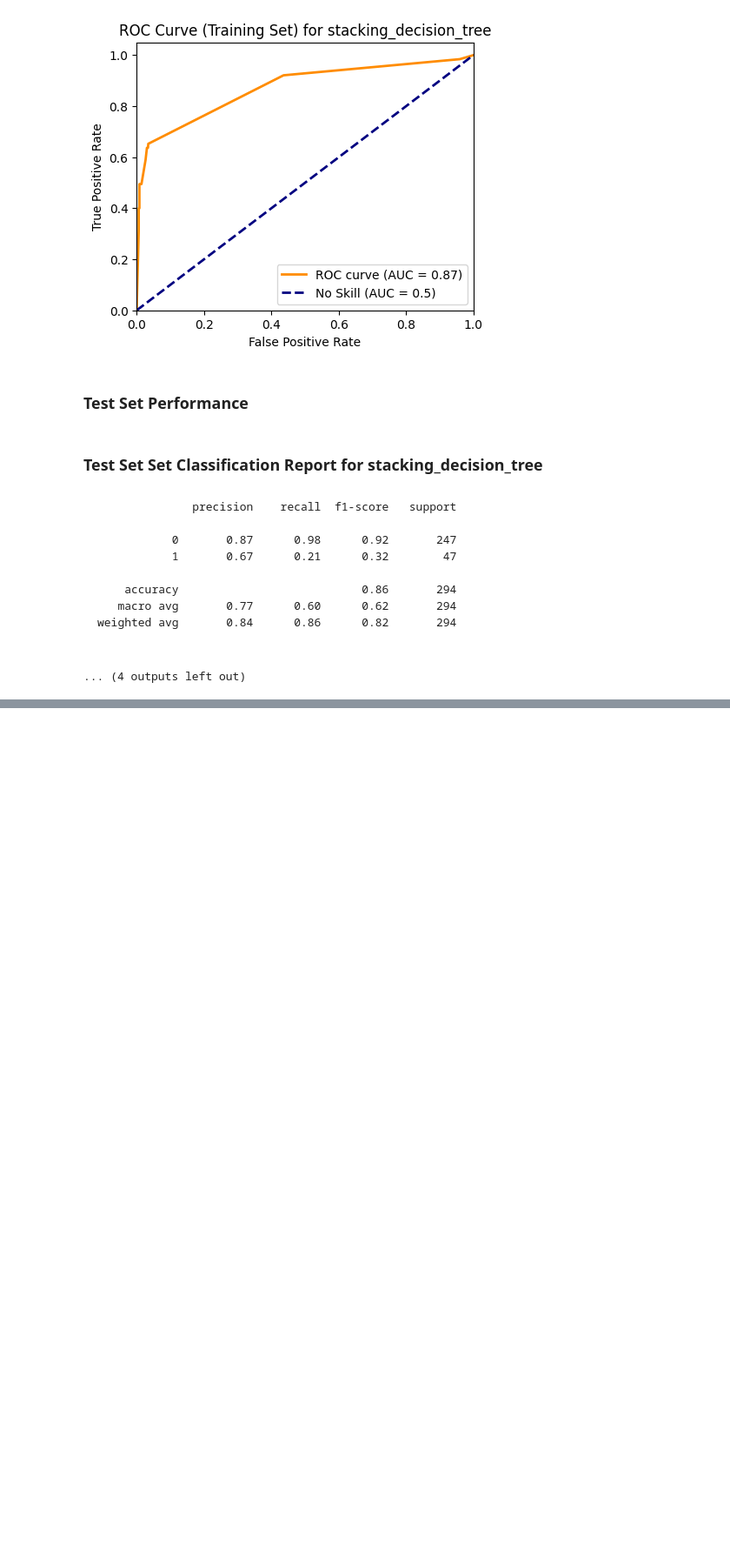
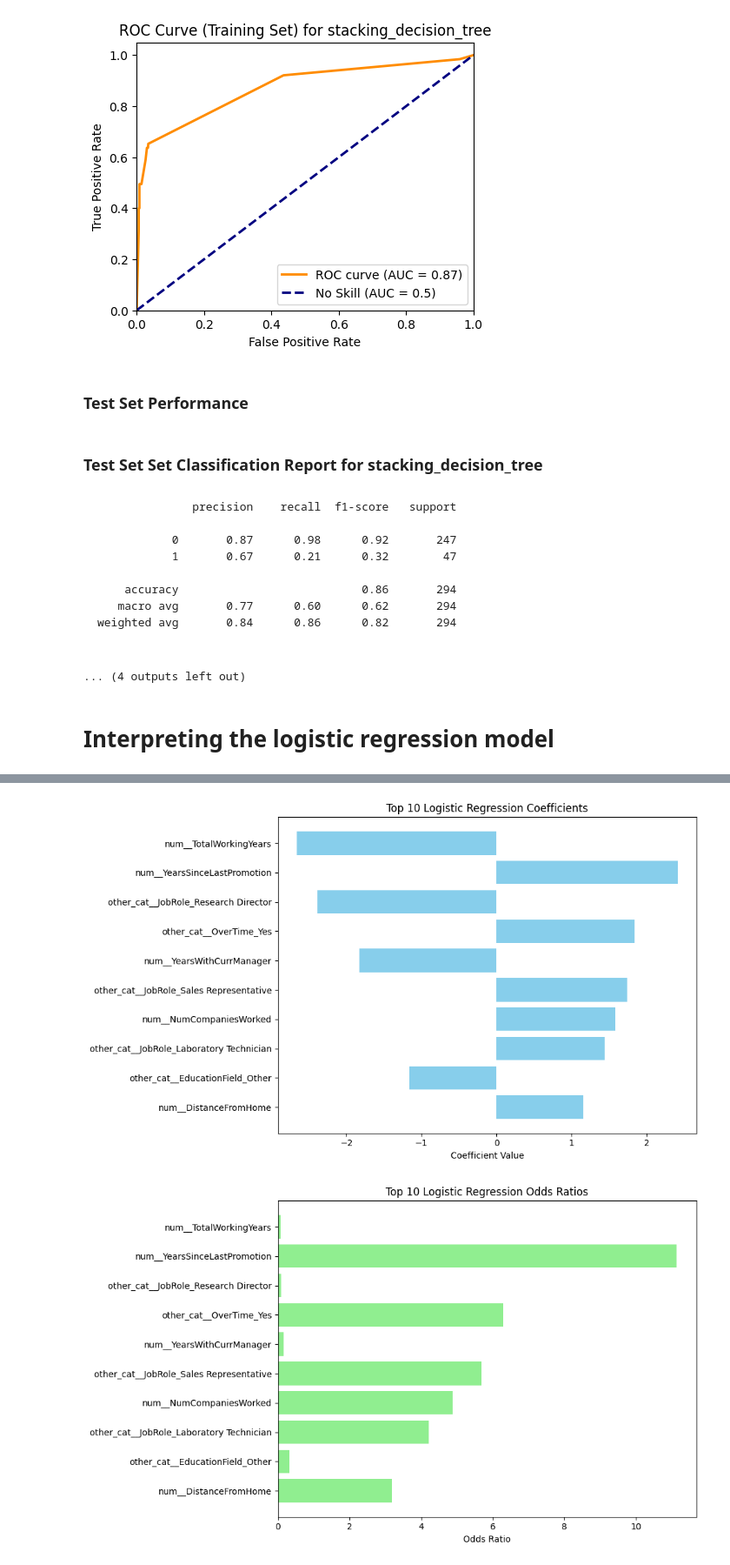
Before and after one commit to McGill-MMA-EnterpriseAnalytics/Employee-Attrition, a Jupyter notebook: PredictiveModeling/model_results.ipynb, the cells around one changed output, grey strips where cells are left out. Shown at 87% size. Cells and saved outputs as stored; diff of their text form; code cells hidden in the pictures; blank space fills up the shorter version.

````diff
--- a/model_results.ipynb
+++ b/PredictiveModeling/model_results.ipynb
@@ -466,3 +482,76 @@ weighted avg       0.84      0.86      0.82       294
 
 ```
 ... (4 outputs left out)
+# %% [markdown]
+# Interpreting the logistic regression model
+# %%
+import joblib
+import numpy as np
+import matplotlib.pyplot as plt
+import pandas as pd
+
+# Load the saved model from disk (adjust the path as needed)
+model_file = "models/LogisticRegression_tuned_model.joblib"
+lr_pipeline = joblib.load(model_file)
+
+# Extract the classifier from the pipeline.
+classifier = lr_pipeline.named_steps['classifier']
+
+# Print the intercept and coefficients.
+print("Intercept:", classifier.intercept_)
+print("Coefficients:", classifier.coef_)
+
+# Extract the preprocessor and feature selector from the pipeline.
+preprocessor = lr_pipeline.named_steps['preprocessor']
+feature_selector = lr_pipeline.named_steps['feat_sel']  # Replace 'feat_sel' with your actual feature selection step name if different.
+print(preprocessor.get_feature_names_out())
+
+# Get the feature names after preprocessing.
+try:
+    # Get feature names from the preprocessor.
+    preprocessed_feature_names = preprocessor.get_feature_names_out()
+except AttributeError:
+    # If not available, create dummy feature names based on the number of features.
+    # Note: Replace X_train with your actual training data if available.
+    n_features = preprocessor.transform(X_train).shape[1]
+    preprocessed_feature_names = [f"feature_{i}" for i in range(n_features)]
+
+# Get the selected feature names from the feature selector.
+selected_feature_indices = feature_selector.get_support(indices=True)  # Get indices of selected features.
+selected_feature_names = preprocessed_feature_names[selected_feature_indices]  # Filter feature names.
+
+# Calculate odds ratios from the coefficients.
+odds_ratios = np.exp(classifier.coef_)
+
+# Create a DataFrame to display coefficients and odds ratios.
+coef_df = pd.DataFrame({
+    "Feature": selected_feature_names,
+    "Coefficient": classifier.coef_.ravel(),
+    "Odds Ratio": odds_ratios.ravel()
+})
+
+# Sort the DataFrame by the absolute value of the coefficients in descending order and select the top 10.
+top_coef_df = coef_df.reindex(coef_df['Coefficient'].abs().sort_values(ascending=False).index).head(10)
+
+print(top_coef_df)
+
+# Plot a horizontal bar chart for the top 10 coefficients.
+plt.figure(figsize=(10, 6))
+plt.barh(top_coef_df["Feature"], top_coef_df["Coefficient"], color="skyblue")
+plt.xlabel("Coefficient Value")
+plt.title("Top 10 Logistic Regression Coefficients")
+plt.gca().invert_yaxis()  # Invert y-axis to have the highest coefficient on top
+plt.tight_layout()
+plt.show()
+
+
+
+# Plot a horizontal bar chart for the top 10 odds ratios.
+plt.figure(figsize=(10, 6))
+plt.barh(top_coef_df["Feature"], top_coef_df["Odds Ratio"], color="lightgreen")
+plt.xlabel("Odds Ratio")
+plt.title("Top 10 Logistic Regression Odds Ratios")
+plt.gca().invert_yaxis()  # Invert y-axis to have the highest odds ratio on top
+plt.tight_layout()
+plt.show()
+# %% [output]
@@ -468,0 +575,2 @@ weighted avg       0.84      0.86      0.82       294
+[figure, added]
+[figure, added]
````
Also changed, not shown: parts of 11 cells of this notebook, 14 other files.
